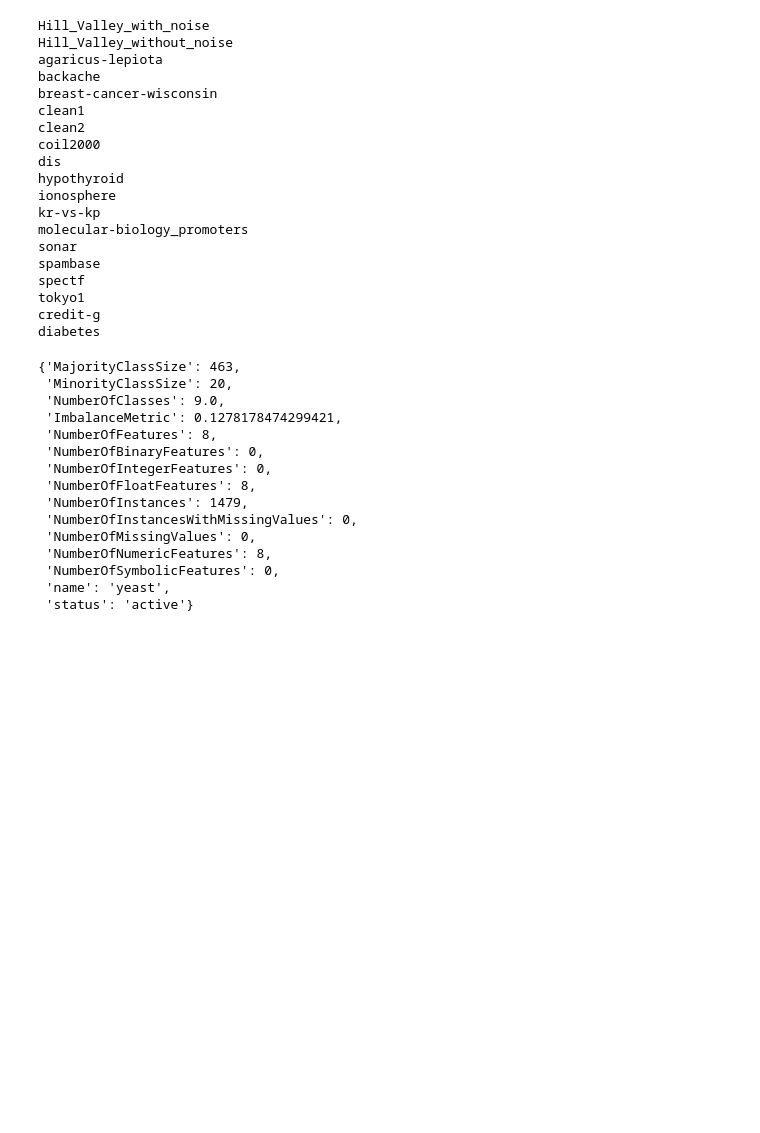
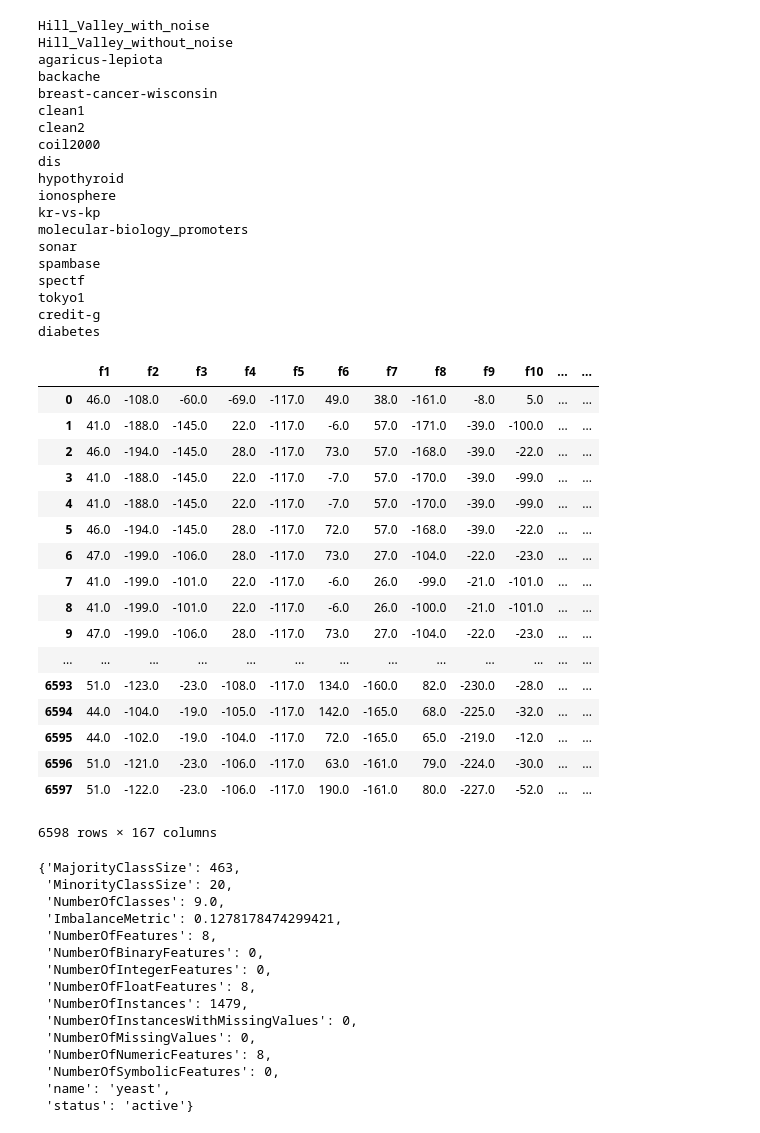
Before and after one commit to martasls/pythonic-learning-machine, a Jupyter notebook: notebooks/Untitled.ipynb, the cells around one changed output. Saved outputs shown, nothing was run; the diff lists cells and outputs as text; code cells hidden in the pictures; blank space fills up the shorter version.

```diff
--- a/notebooks/Untitled.ipynb
+++ b/notebooks/Untitled.ipynb
@@ -124,6 +124,27 @@ for data_set_name in data_sets:
     if data_set_name == 'clean1' or data_set_name == 'clean2':
         df = fetch_data(data_set_name)
         df = df.drop(['molecule_name', 'conformation_name'], axis=1)
+# %%
+df
+# %% [output]
+|  | f1 | f2 | f3 | f4 | f5 | f6 | f7 | f8 | f9 | f10 | ... | ... |
+| 0 | 46.0 | -108.0 | -60.0 | -69.0 | -117.0 | 49.0 | 38.0 | -161.0 | -8.0 | 5.0 | ... | ... |
+| 1 | 41.0 | -188.0 | -145.0 | 22.0 | -117.0 | -6.0 | 57.0 | -171.0 | -39.0 | -100.0 | ... | ... |
+| 2 | 46.0 | -194.0 | -145.0 | 28.0 | -117.0 | 73.0 | 57.0 | -168.0 | -39.0 | -22.0 | ... | ... |
+| 3 | 41.0 | -188.0 | -145.0 | 22.0 | -117.0 | -7.0 | 57.0 | -170.0 | -39.0 | -99.0 | ... | ... |
+| 4 | 41.0 | -188.0 | -145.0 | 22.0 | -117.0 | -7.0 | 57.0 | -170.0 | -39.0 | -99.0 | ... | ... |
+| 5 | 46.0 | -194.0 | -145.0 | 28.0 | -117.0 | 72.0 | 57.0 | -168.0 | -39.0 | -22.0 | ... | ... |
+| 6 | 47.0 | -199.0 | -106.0 | 28.0 | -117.0 | 73.0 | 27.0 | -104.0 | -22.0 | -23.0 | ... | ... |
+| 7 | 41.0 | -199.0 | -101.0 | 22.0 | -117.0 | -6.0 | 26.0 | -99.0 | -21.0 | -101.0 | ... | ... |
+| 8 | 41.0 | -199.0 | -101.0 | 22.0 | -117.0 | -6.0 | 26.0 | -100.0 | -21.0 | -101.0 | ... | ... |
+| 9 | 47.0 | -199.0 | -106.0 | 28.0 | -117.0 | 73.0 | 27.0 | -104.0 | -22.0 | -23.0 | ... | ... |
+| ... | ... | ... | ... | ... | ... | ... | ... | ... | ... | ... | ... | ... |
+| 6593 | 51.0 | -123.0 | -23.0 | -108.0 | -117.0 | 134.0 | -160.0 | 82.0 | -230.0 | -28.0 | ... | ... |
+| 6594 | 44.0 | -104.0 | -19.0 | -105.0 | -117.0 | 142.0 | -165.0 | 68.0 | -225.0 | -32.0 | ... | ... |
+| 6595 | 44.0 | -102.0 | -19.0 | -104.0 | -117.0 | 72.0 | -165.0 | 65.0 | -219.0 | -12.0 | ... | ... |
+| 6596 | 51.0 | -121.0 | -23.0 | -106.0 | -117.0 | 63.0 | -161.0 | 79.0 | -224.0 | -30.0 | ... | ... |
+| 6597 | 51.0 | -122.0 | -23.0 | -106.0 | -117.0 | 190.0 | -161.0 | 80.0 | -227.0 | -52.0 | ... | ... |
+6598 rows × 167 columns
 # %%
 from pmlb.dataset_lists import classification_dataset_names
 from pmlb import fetch_data
```
Also changed, not shown: 3 other files.
